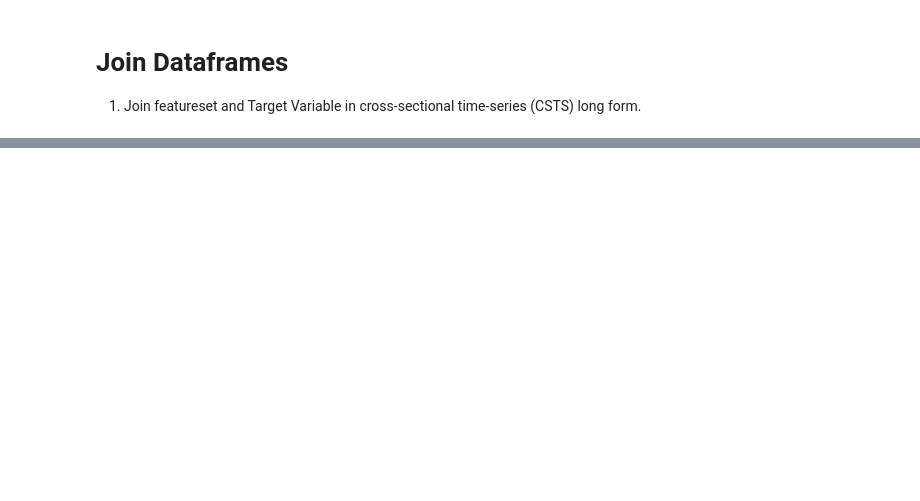
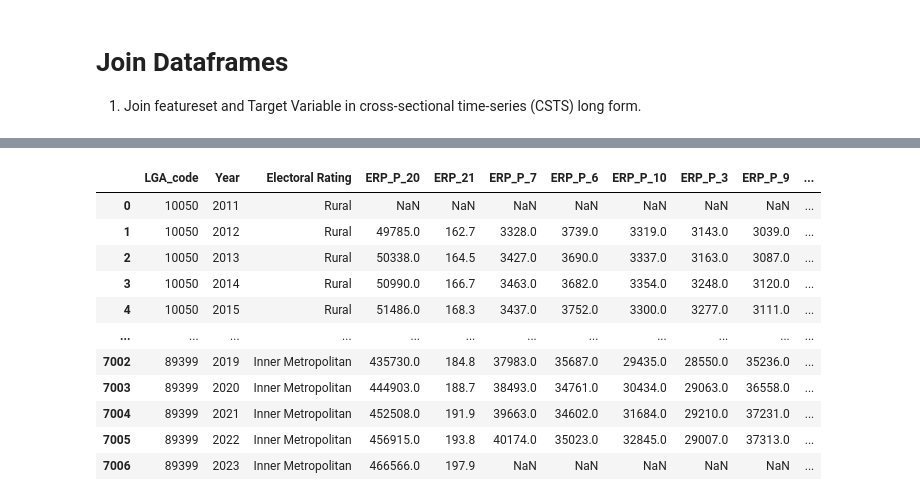
Before and after one commit to MarkStephens060482/forecasting_BEV_adoption_LGA, a Jupyter notebook: Uptake_of_Electric_Vehicles_Collating_and_Cleaning.ipynb, the cells around one changed output, grey strips where cells are left out. Cells and saved outputs as stored; diff of their text form; code cells hidden in the pictures; blank space fills up the shorter version.

```diff
--- a/Uptake_of_Electric_Vehicles_Collating_and_Cleaning.ipynb
+++ b/Uptake_of_Electric_Vehicles_Collating_and_Cleaning.ipynb
@@ -1208,0 +1371,81 @@ plt.show()
+# %%
+# Open EV data
+EV_data = pd.read_csv('EV_data.csv')
+Analysis_df = EV_data.copy()
+# Combine key Analytical Variables
+Analysis_df = pd.concat([EV_data[['SCHOOL_3','SCHOOL_4','SCHOOL_5','SOLAR_2','PERSINC_5','PERSINC_6','EMP_OCC_3']],Analysis_df.iloc[:,:7],Analysis_df.iloc[:,-5:]],axis = 1)
+
+######Uses Google Geoencoder API, costs money###############
+# Define Distance from Capital Feature
+Analysis_df['Distance_capital'] = Analysis_df.apply(lambda row: get_distance(row,capitalcity_coords_dict),axis = 1)
+
+# save as csv
+Analysis_df.to_csv('Analysis_df.csv',index=False)
+# %%
+# Read Analysis_df csv
+Analysis_df = pd.read_csv('Analysis_df.csv')
+# Build features
+Analysis_df['Higher_Education'] = Analysis_df['SCHOOL_3'] + Analysis_df['SCHOOL_4'] + Analysis_df['SCHOOL_5']
+Analysis_df['Rooftop_Solar'] = Analysis_df['SOLAR_2']
+Analysis_df['High_income'] = Analysis_df['PERSINC_5'] + Analysis_df['PERSINC_6']
+Analysis_df['Tech_Affinity'] = Analysis_df['EMP_OCC_3']
+# Define voting proportion
+Analysis_df['Greens_Vote_prop'] = Analysis_df['OrdinaryVotes']/Analysis_df['OrdinaryVotes_total']
+
+# Define Target Variable
+Analysis_df['EV_prop'] = 1000*Analysis_df['Electric']/Analysis_df['Total']
+
+# Neighbourhood effect feature
+Analysis_df['Neighbourhood_EV_prop'] = Analysis_df['EV_prop'].shift(1)
+Analysis_df['Neighbourhood_EV_prop'] = Analysis_df['Neighbourhood_EV_prop'].fillna(0)
+
+# drop redundent variables from Analysis_df
+drop_vars1 = ['SCHOOL_3',
+              'SCHOOL_4',
+              'SCHOOL_5',
+              'SOLAR_2',
+              'PERSINC_5',
+              'PERSINC_6',
+              'EMP_OCC_3',
+              'Electric',
+              'Total',
+              'OrdinaryVotes',
+              'OrdinaryVotes_total',
+              'Electoral Rating',
+              'LGA_name',
+              'Latitude',
+              'Longitude' ]
+Analysis_df.drop(columns = drop_vars1,inplace = True)
+
+# Save as csv
+Analysis_df.to_csv('Analysis_df.csv',index=False)
+print("Completed collating analytical variables")
+# Form Auxiliary dataframe
+Auxiliary_df = EV_data.copy()
+#drop variables from Auxiliary_df
+drop_vars2 = ['SCHOOL_3',
+              'SCHOOL_4',
+              'SCHOOL_5',
+              'SOLAR_2',
+              'PERSINC_5',
+              'PERSINC_6',
+              'EMP_OCC_3',
+              'Electric',
+              'OrdinaryVotes',
+              'OrdinaryVotes_total',
+              'Official Name State',
+              'LGA_name',
+              'Latitude',
+              'Longitude',
+              'Fast_DC_chargers']
+#drop columns
+Auxiliary_df.drop(columns = drop_vars2,inplace = True)
+# Save as csv
+Auxiliary_df.to_csv('Auxiliary_df.csv',index=False)
+print("Completed collating auxiliary variables")
+
+#for col in EV_data.columns:
+# print(col)
+#for k,v in data_dict.items():
+# print(k +": "+ v)
+# %% [output]
@@ -1208,0 +1454,12 @@ plt.show()
+|  | LGA_code | Year | Electoral Rating | ERP_P_20 | ERP_21 | ERP_P_7 | ERP_P_6 | ERP_P_10 | ERP_P_3 | ERP_P_9 | ... |
+| 0 | 10050 | 2011 | Rural | NaN | NaN | NaN | NaN | NaN | NaN | NaN | ... |
+| 1 | 10050 | 2012 | Rural | 49785.0 | 162.7 | 3328.0 | 3739.0 | 3319.0 | 3143.0 | 3039.0 | ... |
+| 2 | 10050 | 2013 | Rural | 50338.0 | 164.5 | 3427.0 | 3690.0 | 3337.0 | 3163.0 | 3087.0 | ... |
+| 3 | 10050 | 2014 | Rural | 50990.0 | 166.7 | 3463.0 | 3682.0 | 3354.0 | 3248.0 | 3120.0 | ... |
+| 4 | 10050 | 2015 | Rural | 51486.0 | 168.3 | 3437.0 | 3752.0 | 3300.0 | 3277.0 | 3111.0 | ... |
+| ... | ... | ... | ... | ... | ... | ... | ... | ... | ... | ... | ... |
+| 7002 | 89399 | 2019 | Inner Metropolitan | 435730.0 | 184.8 | 37983.0 | 35687.0 | 29435.0 | 28550.0 | 35236.0 | ... |
+| 7003 | 89399 | 2020 | Inner Metropolitan | 444903.0 | 188.7 | 38493.0 | 34761.0 | 30434.0 | 29063.0 | 36558.0 | ... |
+| 7004 | 89399 | 2021 | Inner Metropolitan | 452508.0 | 191.9 | 39663.0 | 34602.0 | 31684.0 | 29210.0 | 37231.0 | ... |
+| 7005 | 89399 | 2022 | Inner Metropolitan | 456915.0 | 193.8 | 40174.0 | 35023.0 | 32845.0 | 29007.0 | 37313.0 | ... |
+| 7006 | 89399 | 2023 | Inner Metropolitan | 466566.0 | 197.9 | NaN | NaN | NaN | NaN | NaN | ... |
```
Also changed, not shown: parts of 30 cells of this notebook.
